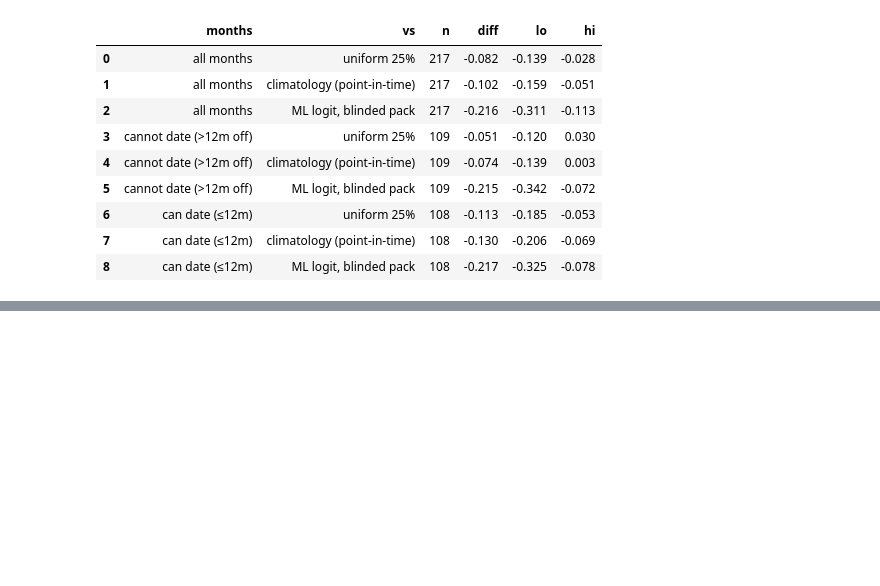
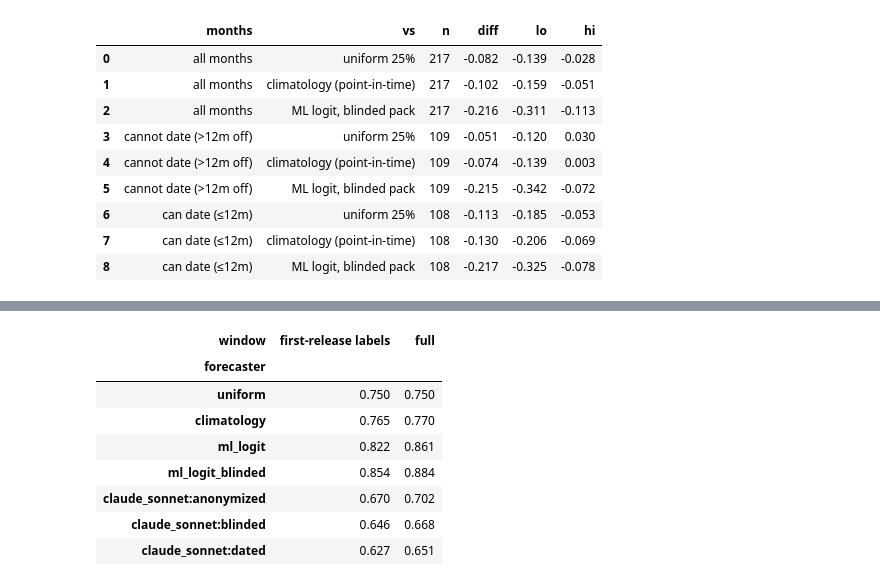
Before and after one commit to FranQuant/llm-regime-allocator, a Jupyter notebook: notebooks/nb02_llm_regimes_and_memory.ipynb, the cells around one changed output, grey strips where cells are left out. Cells and saved outputs as stored; diff of their text form; code cells hidden in the pictures; blank space fills up the shorter version.

```diff
--- a/notebooks/nb02_llm_regimes_and_memory.ipynb
+++ b/notebooks/nb02_llm_regimes_and_memory.ipynb
@@ -260,0 +278,16 @@ ci.round(3)
+# %%
+sc = pd.read_csv('../results/h1/scores.csv')
+keep = ['uniform', 'climatology', 'ml_logit', 'ml_logit_blinded', 'claude_sonnet:anonymized',
+        'claude_sonnet:blinded', 'claude_sonnet:dated']
+sc[sc.forecaster.isin(keep) & sc.window.isin(['full', 'first-release labels'])]\
+  .pivot(index='forecaster', columns='window', values='brier').loc[keep].round(3)
+# %% [output]
+| window | first-release labels | full |
+| forecaster |  |  |
+| uniform | 0.750 | 0.750 |
+| climatology | 0.765 | 0.770 |
+| ml_logit | 0.822 | 0.861 |
+| ml_logit_blinded | 0.854 | 0.884 |
+| claude_sonnet:anonymized | 0.670 | 0.702 |
+| claude_sonnet:blinded | 0.646 | 0.668 |
+| claude_sonnet:dated | 0.627 | 0.651 |
```
Also changed, not shown: parts of 6 cells of this notebook, 17 other files.
